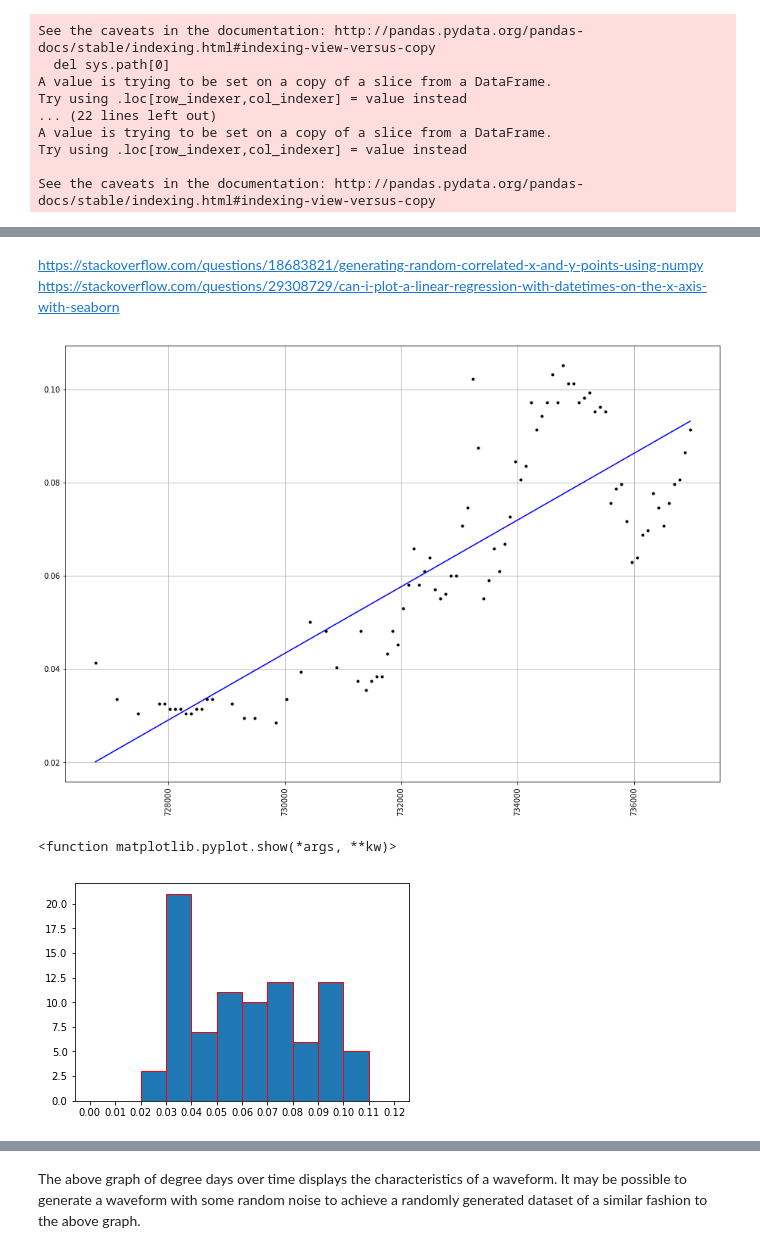
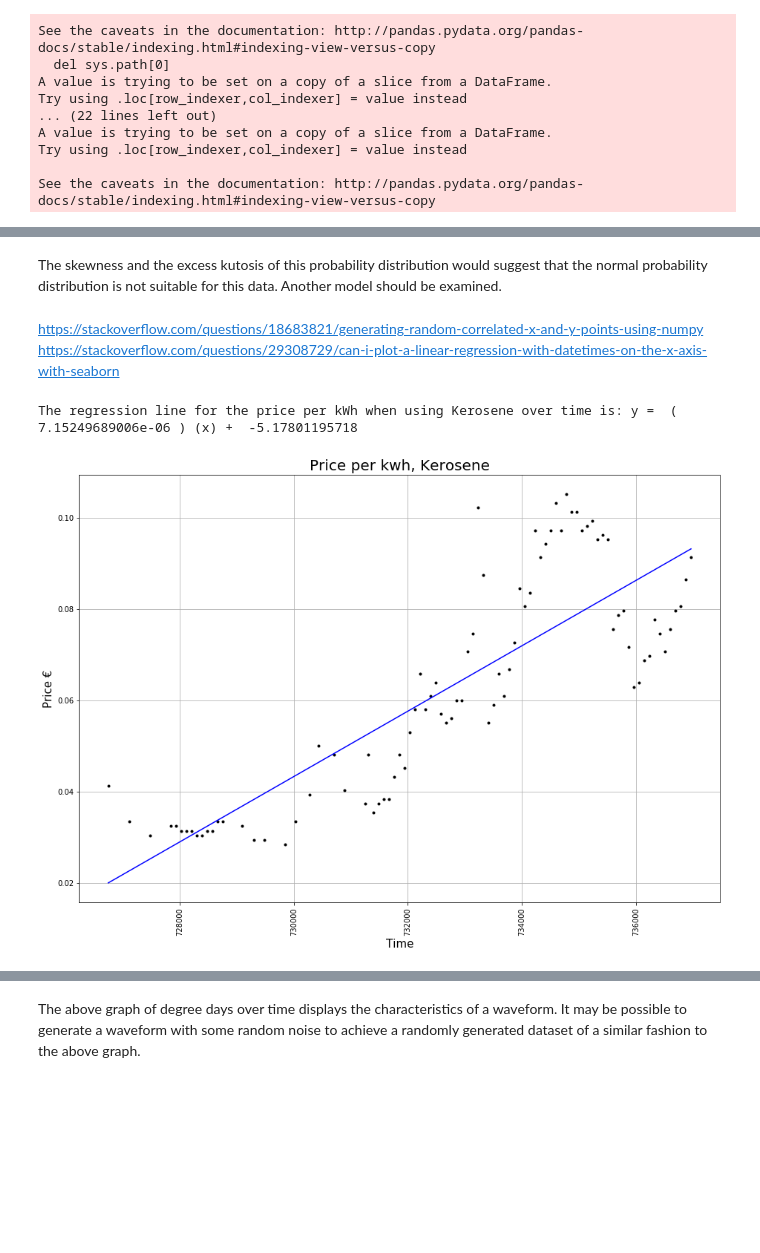
Before and after one commit to G00364756/52465---Programming-for-Data-Analysis---Project, a Jupyter notebook: AOC_G00364756_52465---Programming-for Data-Analytics---Project.ipynb, the cells around one changed output, grey strips where cells are left out. Cells and saved outputs as stored; diff of their text form; code cells hidden in the pictures; blank space fills up the shorter version.

```diff
--- a/AOC_G00364756_52465---Programming-for Data-Analytics---Project.ipynb
+++ b/AOC_G00364756_52465---Programming-for Data-Analytics---Project.ipynb
@@ -248,25 +304,26 @@ plt.show
+# %% [markdown]
+The skewness and the excess kutosis of this probability distribution would suggest that the normal probability distribution is not suitable for this data. Another model should be examined.
 # %% [markdown]
 https://stackoverflow.com/questions/18683821/generating-random-correlated-x-and-y-points-using-numpy
 https://stackoverflow.com/questions/29308729/can-i-plot-a-linear-regression-with-datetimes-on-the-x-axis-with-seaborn
 # %%
+# Plotting the data and the best fit linear regression line
 x2 = Kero.iloc[0:,2]
 y2 = Kero.iloc[0:,0]
 
 m2, c2 = bestfit(x2,y2)
 plt.plot(x2, y2, 'k.', label='Original data')
 plt.plot(x2, m2 * x2 + c2, 'b-', label='Best fit line')
 
+print("The regression line for the price per kWh when using Kerosene over time is:","y = ","(",m2,")","(x) + ",c2)
+
 plt.grid()
+plt.title('Price per kwh, Kerosene', fontsize=20)
 plt.xticks(rotation=90)
+plt.xlabel('Time', fontsize=15)
+plt.ylabel('Price €', fontsize=15)
 plt.subplots_adjust(left=0, bottom=0, right=2, top=2, wspace=0.25, hspace=0.25)
 plt.show()
 # %% [output]
+The regression line for the price per kWh when using Kerosene over time is: y =  ( 7.15249689006e-06 ) (x) +  -5.17801195718
-[figure, old version]
+[figure, new version]
-# %%
-bins = [0,0.01,0.02,0.03,0.04,0.05,0.06,0.07,0.08,0.09,0.10,0.11,0.12]
-plt.hist(Kero["Kero"], bins=bins, edgecolor ="r")
-plt.xticks(bins)
-plt.show
-# %% [output]
-<function matplotlib.pyplot.show(*args, **kw)>
-[figure, removed]
```
Also changed, not shown: parts of 39 cells of this notebook.
